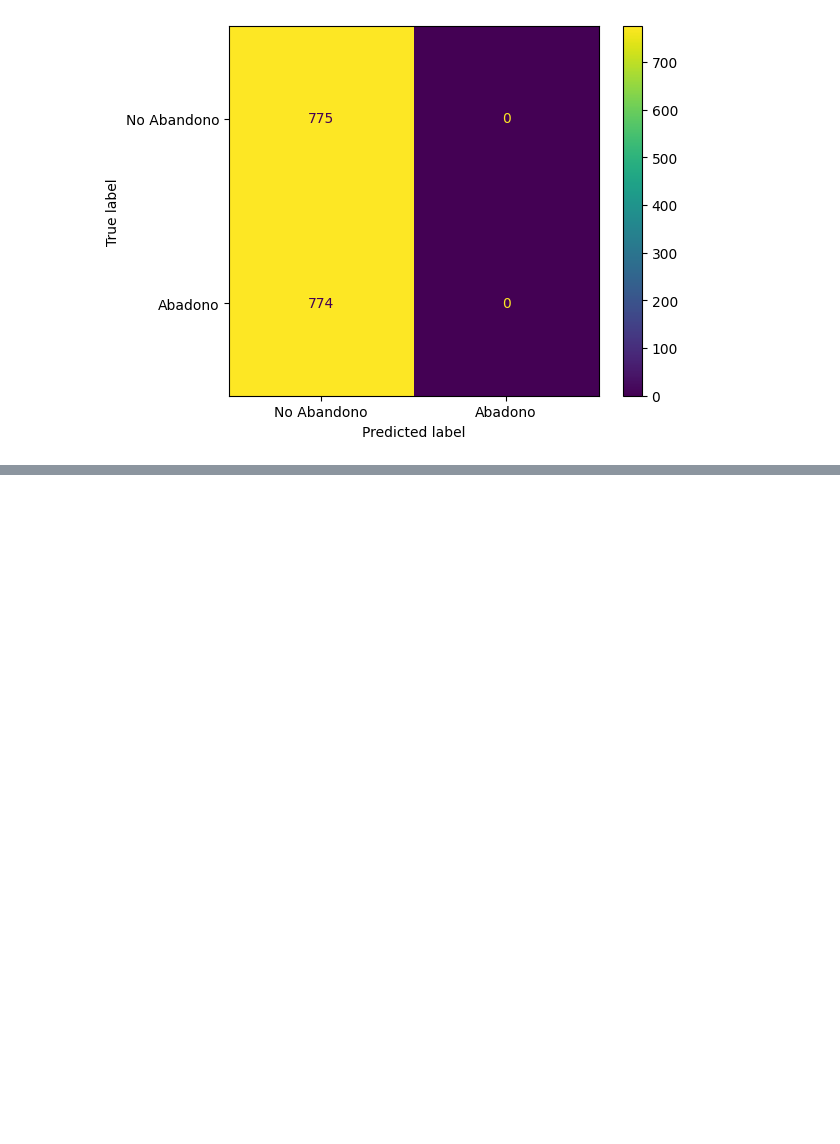
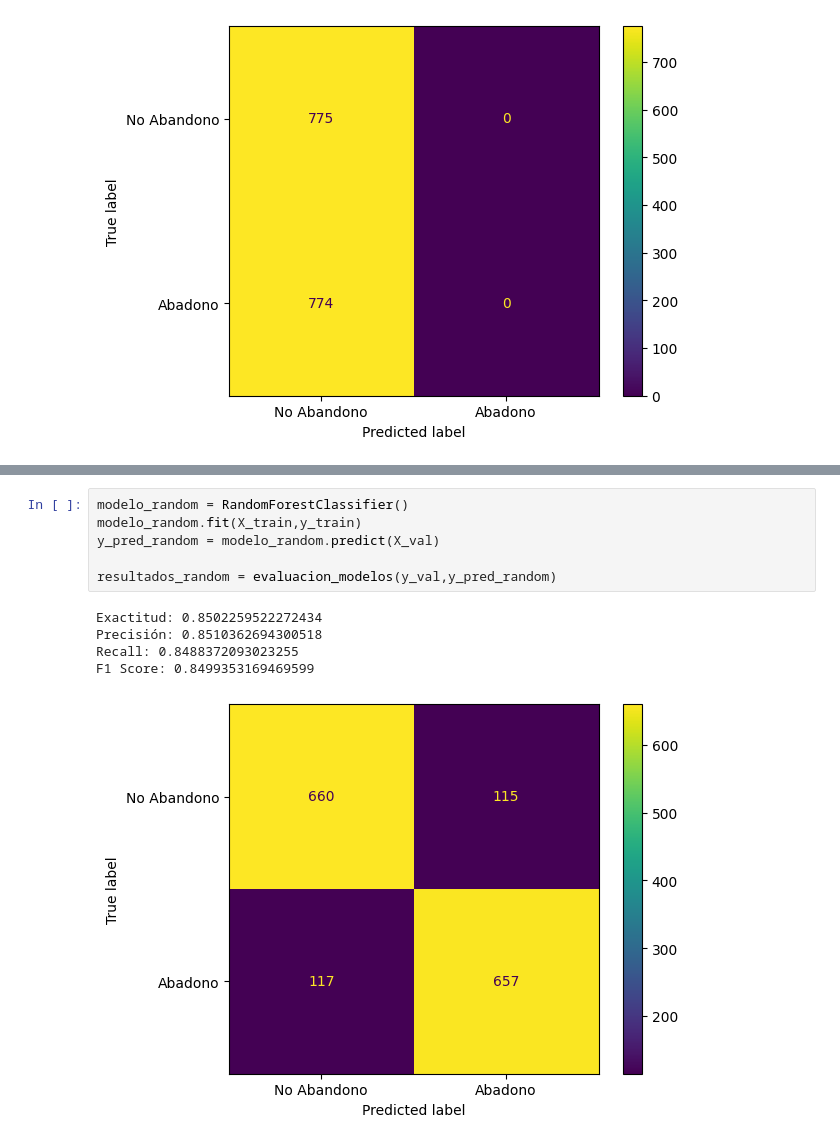
Before and after one commit to ErikGzz03TEC/Challenge_Telecom_X_parte_2, a Jupyter notebook: Challenge_TelecomX_2.ipynb, the cells around one changed output, grey strips where cells are left out. Cells and saved outputs as stored; diff of their text form; blank space fills up the shorter version.

```diff
--- a/Challenge_TelecomX_2.ipynb
+++ b/Challenge_TelecomX_2.ipynb
@@ -646,0 +606,12 @@ Precision is ill-defined and being set to 0.0 due to no predicted samples. Use `
+# %%
+modelo_random = RandomForestClassifier()
+modelo_random.fit(X_train,y_train)
+y_pred_random = modelo_random.predict(X_val)
+
+resultados_random = evaluacion_modelos(y_val,y_pred_random)
+# %% [output]
+Exactitud: 0.8502259522272434
+Precisión: 0.8510362694300518
+Recall: 0.8488372093023255
+F1 Score: 0.8499353169469599
+[figure, added]
```
Also changed, not shown: parts of 11 cells of this notebook.
